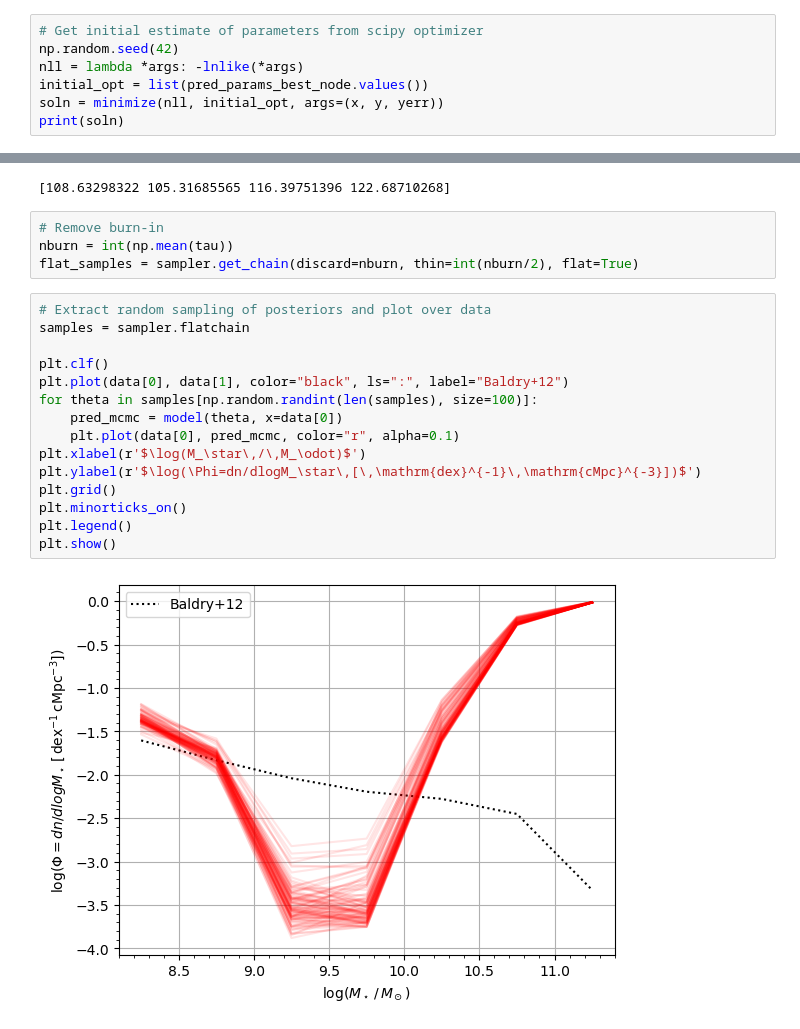
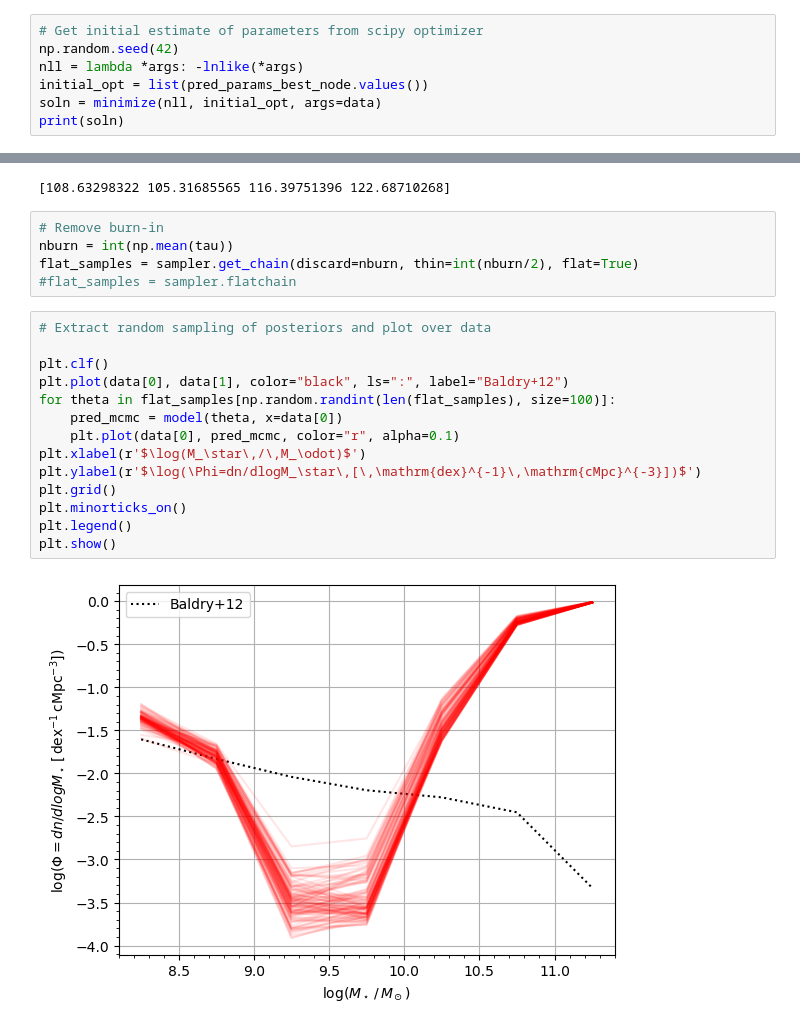
Before and after one commit to rennehan/swiftcalibration, a Jupyter notebook: scripts/swift_emulator_clean.ipynb, the cells around one changed output, grey strips where cells are left out. Drawn from its saved outputs; the diff is of its cells as text.

```diff
--- a/scripts/swift_emulator_clean.ipynb
+++ b/scripts/swift_emulator_clean.ipynb
@@ -494,7 +492,7 @@ data = (x, y, yerr)
 np.random.seed(42)
 nll = lambda *args: -lnlike(*args)
 initial_opt = list(pred_params_best_node.values())
-soln = minimize(nll, initial_opt, args=(x, y, yerr))
+soln = minimize(nll, initial_opt, args=data)
 print(soln)
 # %% [output]
   message: Optimization terminated successfully.
@@ -565,22 +563,22 @@ print(tau)
 # Remove burn-in
 nburn = int(np.mean(tau))
 flat_samples = sampler.get_chain(discard=nburn, thin=int(nburn/2), flat=True)
+#flat_samples = sampler.flatchain
 # %%
 # Extract random sampling of posteriors and plot over data
-samples = sampler.flatchain
 
 plt.clf()
 plt.plot(data[0], data[1], color="black", ls=":", label="Baldry+12")
-for theta in samples[np.random.randint(len(samples), size=100)]:
+for theta in flat_samples[np.random.randint(len(flat_samples), size=100)]:
     pred_mcmc = model(theta, x=data[0])
     plt.plot(data[0], pred_mcmc, color="r", alpha=0.1)
 plt.xlabel(r'$\log(M_\star\,/\,M_\odot)$')
 plt.ylabel(r'$\log(\Phi=dn/dlogM_\star\,[\,\mathrm{dex}^{-1}\,\mathrm{cMpc}^{-3}])$')
 plt.grid()
 plt.minorticks_on()
 plt.legend()
 plt.show()
 # %% [output]
-[figure, old version]
+[figure, new version]
 # %%
 # Posterior parameters with highest probability
```
Also changed, not shown: parts of 3 cells of this notebook, 1 other file.
